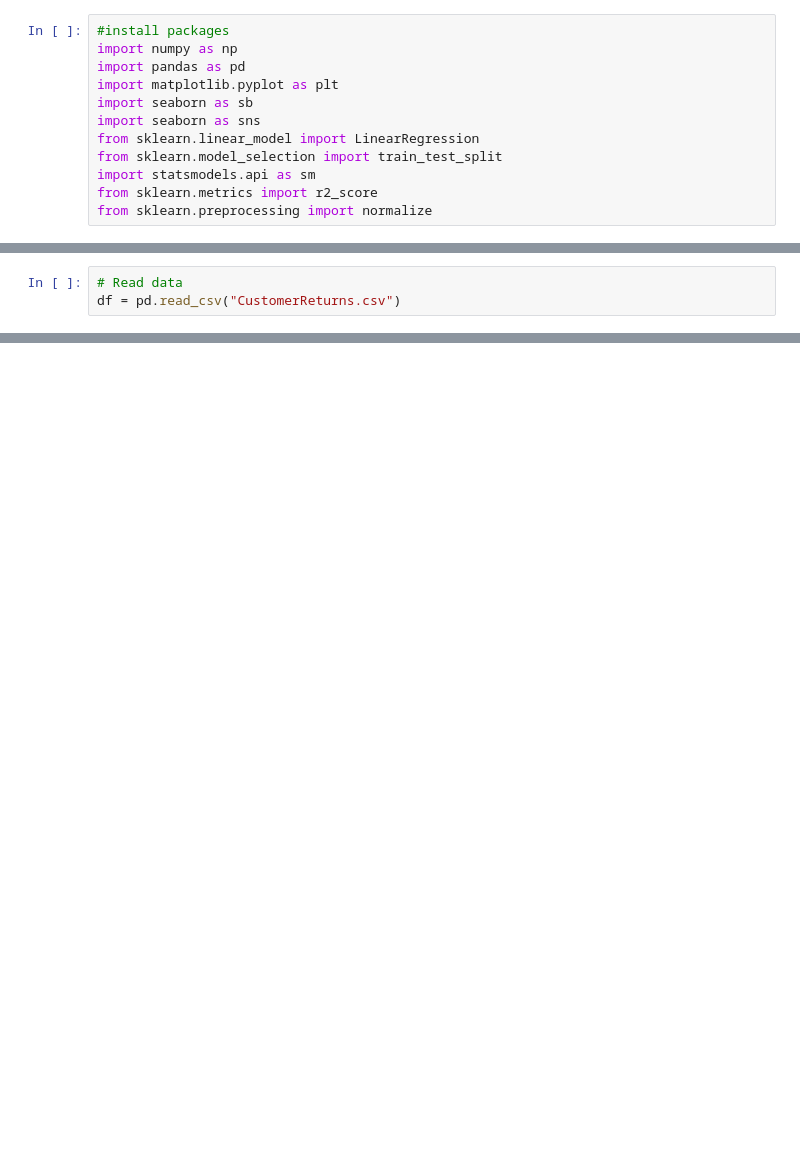
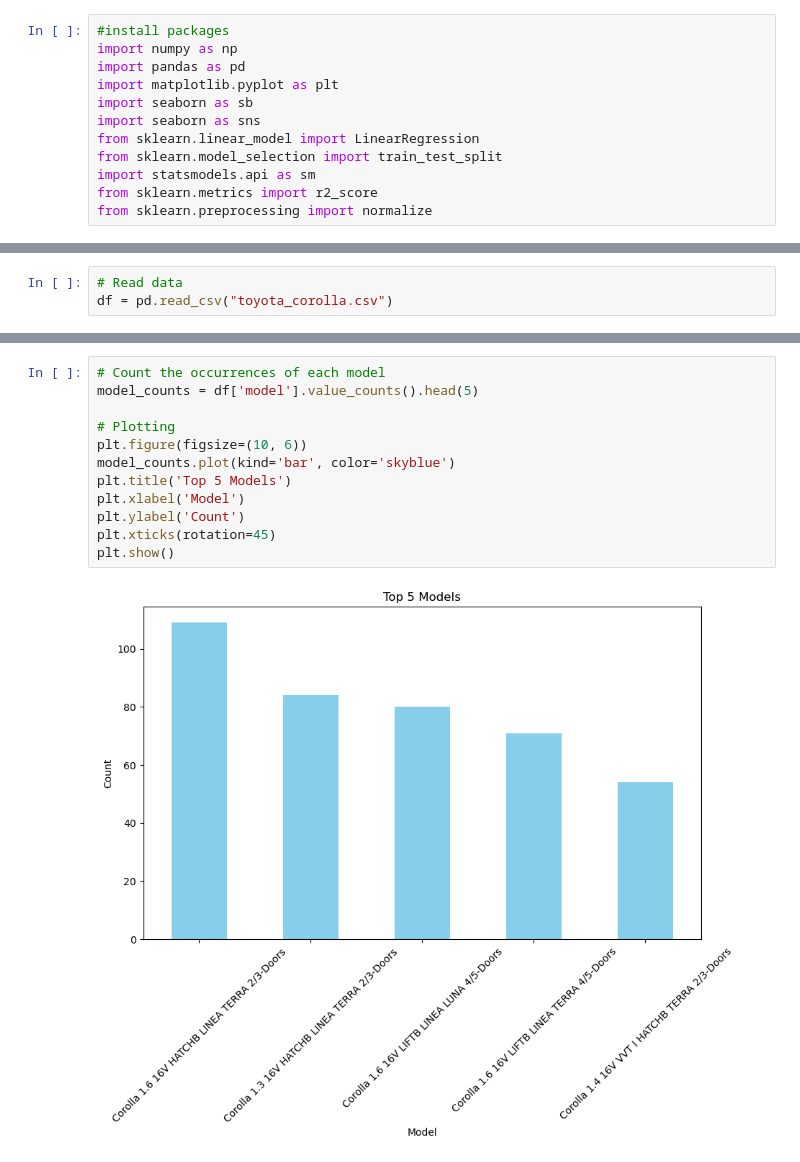
Before and after one commit to MarkPhamm/AI---ML, a Jupyter notebook: machine_learning/supervised/regression/linear_regression/linear_regression.ipynb, the cells around one changed output, grey strips where cells are left out. Saved outputs shown, nothing was run; the diff lists cells and outputs as text; blank space fills up the shorter version.

```diff
--- a/machine_learning/supervised/regression/linear_regression/linear_regression.ipynb
+++ b/machine_learning/supervised/regression/linear_regression/linear_regression.ipynb
@@ -26,3 +37,3 @@ from sklearn.preprocessing import normalize
 # %%
 # Read data
-df = pd.read_csv("CustomerReturns.csv")
+df = pd.read_csv("toyota_corolla.csv")
@@ -298,0 +247,14 @@ return_loss = -192.89 + -134.84 * Gender + -209.11 * Education + -109.31 * Race
+# %%
+# Count the occurrences of each model
+model_counts = df['model'].value_counts().head(5)
+
+# Plotting
+plt.figure(figsize=(10, 6))
+model_counts.plot(kind='bar', color='skyblue')
+plt.title('Top 5 Models')
+plt.xlabel('Model')
+plt.ylabel('Count')
+plt.xticks(rotation=45)
+plt.show()
+# %% [output]
+[figure, added]
```
Also changed, not shown: parts of 110 cells of this notebook, 4 other files.
